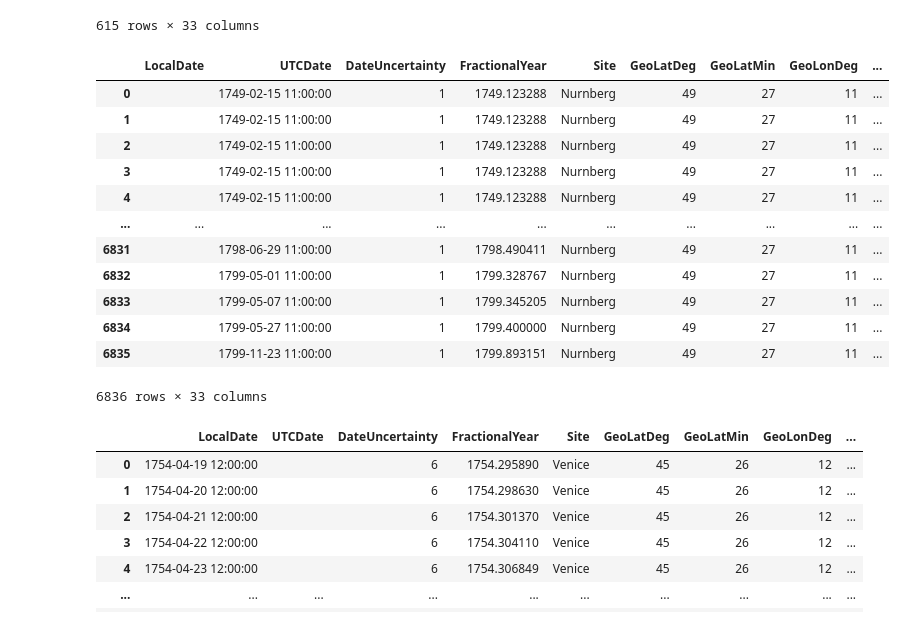
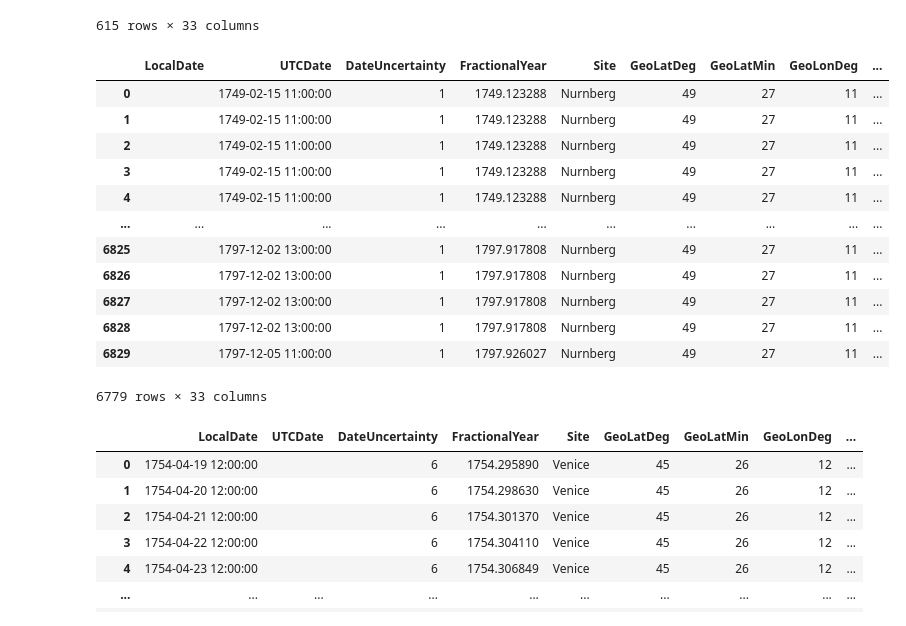
Before and after one commit to amunozj/butterfly_diagram_data, a Jupyter notebook: notebooks/AMJ_HH_long_term_Bfly_1_data_merge.ipynb, the cells around one changed output. Drawn from its saved outputs; the diff is of its cells as text; code cells hidden in the pictures.

```diff
--- a/notebooks/AMJ_HH_long_term_Bfly_1_data_merge.ipynb
+++ b/notebooks/AMJ_HH_long_term_Bfly_1_data_merge.ipynb
@@ -336,7 +345,7 @@ Bfly["Scheiner"]["DF"]["GroupID"] = Bfly["Scheiner"]["DF"]["GROUP"].astype(int)
 Bfly["Scheiner"]["DF"]["Source"] = "Scheiner"
 Bfly["Scheiner"]["DF"]["Cycle"] = np.nan
 Bfly["Scheiner"]["DF"]["CycleName"] = ''
-Bfly["Scheiner"]["DF"]["Origin"] = 'arlt2016'
+Bfly["Scheiner"]["DF"]["Origin"] = 'Arlt2016'
 Bfly["Scheiner"]["DF"]["Reference"] = "https://doi.org/10.1051/0004-6361/201629000"
 
 # TODO: Check site
@@ -809,7 +818,7 @@ Bfly["Galilei"]["DF"]["GroupID"] = Bfly["Galilei"]["DF"]["G"].astype(int)
 Bfly["Galilei"]["DF"]["Source"] = "Galilei"
 Bfly["Galilei"]["DF"]["Cycle"] = np.nan
 Bfly["Galilei"]["DF"]["CycleName"] = ''
-Bfly["Galilei"]["DF"]["Origin"] = 'Vokhmyanin2018a'
+Bfly["Galilei"]["DF"]["Origin"] = 'Vokhmyanin2018'
 Bfly["Galilei"]["DF"]["Reference"] = "https://doi.org/10.1007/s11207-018-1245-1"
 
 # TODO: verified
@@ -1441,6 +1450,9 @@ Bfly["Ribes"]["DF"].loc[mask, "GeoLatMin"] = 50
 Bfly["Ribes"]["DF"].loc[mask, "GeoLonDeg"] = 2
 Bfly["Ribes"]["DF"].loc[mask, "GeoLonMin"] = 20
 
+# Remove Spoerer1889
+Bfly["Ribes"]["DF"] = Bfly["Ribes"]["DF"].loc[mask, :]
+
 # TODO: Verified
 Bfly["Ribes"]["DF"] = Bfly["Ribes"]["DF"].loc[:,Columns_to_keep]
 Bfly["Ribes"]["DF"]
@@ -1561,7 +1573,7 @@ Bfly["Eimmart"]["DF"].loc[mask, "GeoLatMin"] = 27
 Bfly["Eimmart"]["DF"].loc[mask, "GeoLonDeg"] = 11
 Bfly["Eimmart"]["DF"].loc[mask, "GeoLonMin"] = 5
 
-mask = Bfly["Eimmart"]["DF"]["Source"] == "Muller_Alfdort"
+mask = Bfly["Eimmart"]["DF"]["Source"] == "Muller_alfdort"
 Bfly["Eimmart"]["DF"].loc[mask, "Source"] = "JHMuller"
 Bfly["Eimmart"]["DF"].loc[mask, "Site"] = 'Altdorf'
 Bfly["Eimmart"]["DF"].loc[mask, "GeoLatDeg"] = 48
@@ -2196,40 +2208,42 @@ Bfly["Staudacher"]["DF"]["GeoLonDeg"] = 11
 Bfly["Staudacher"]["DF"]["GeoLonMin"] = 5
 Bfly["Staudacher"]["DF"]["Lat"] = Bfly["Staudacher"]["DF"]["BBB.B"]
 Bfly["Staudacher"]["DF"]["LatError"] = np.nan
 Bfly["Staudacher"]["DF"]["CarringtonLon"] = Bfly["Staudacher"]["DF"]["LLL.L"]
 Bfly["Staudacher"]["DF"]["LonFromDiskCenter"] = Bfly["Staudacher"]["DF"]["CMD"]
 Bfly["Staudacher"]["DF"]["LonError"] = np.nan
 Bfly["Staudacher"]["DF"]["DegreesFromDiskCenter"] = np.nan
 Bfly["Staudacher"]["DF"]["PlacementUncertainty"] = 2.5
 Bfly["Staudacher"]["DF"]["OrientationUncertainty"] = 2.5
 Bfly["Staudacher"]["DF"]["RawGroupArea"] = np.nan
 Bfly["Staudacher"]["DF"]["RawSpotArea"] = np.nan
 Bfly["Staudacher"]["DF"]["RawSpotAreaUmbral"] = np.nan
 Bfly["Staudacher"]["DF"]["SpotID"] = np.nan
 Bfly["Staudacher"]["DF"]["GroupID"] = Bfly["Staudacher"]["DF"]["GRP"]
 Bfly["Staudacher"]["DF"]["Source"] = "Staudacher"
 Bfly["Staudacher"]["DF"]["Cycle"] = np.nan
 Bfly["Staudacher"]["DF"]["CycleName"] = ''
 Bfly["Staudacher"]["DF"]["Origin"] = 'Arlt2008'
 Bfly["Staudacher"]["DF"]["Reference"] = "https://doi.org/10.1007/s11207-007-9113-4"
 
+
+
 # TODO Verified
-Bfly["Staudacher"]["DF"] = Bfly["Staudacher"]["DF"].loc[:,Columns_to_keep]
+Bfly["Staudacher"]["DF"] = Bfly["Staudacher"]["DF"].loc[np.abs(Bfly["Staudacher"]["DF"]["Lat"])<80,Columns_to_keep]
 Bfly["Staudacher"]["DF"]
 # %% [output]
 |  | LocalDate | UTCDate | DateUncertainty | FractionalYear | Site | GeoLatDeg | GeoLatMin | GeoLonDeg | ... |
 | 0 |  | 1749-02-15 11:00:00 | 1 | 1749.123288 | Nurnberg | 49 | 27 | 11 | ... |
 | 1 |  | 1749-02-15 11:00:00 | 1 | 1749.123288 | Nurnberg | 49 | 27 | 11 | ... |
 | 2 |  | 1749-02-15 11:00:00 | 1 | 1749.123288 | Nurnberg | 49 | 27 | 11 | ... |
 | 3 |  | 1749-02-15 11:00:00 | 1 | 1749.123288 | Nurnberg | 49 | 27 | 11 | ... |
 | 4 |  | 1749-02-15 11:00:00 | 1 | 1749.123288 | Nurnberg | 49 | 27 | 11 | ... |
 | ... | ... | ... | ... | ... | ... | ... | ... | ... | ... |
-| 6831 |  | 1798-06-29 11:00:00 | 1 | 1798.490411 | Nurnberg | 49 | 27 | 11 | ... |
-| 6832 |  | 1799-05-01 11:00:00 | 1 | 1799.328767 | Nurnberg | 49 | 27 | 11 | ... |
-| 6833 |  | 1799-05-07 11:00:00 | 1 | 1799.345205 | Nurnberg | 49 | 27 | 11 | ... |
-| 6834 |  | 1799-05-27 11:00:00 | 1 | 1799.400000 | Nurnberg | 49 | 27 | 11 | ... |
-| 6835 |  | 1799-11-23 11:00:00 | 1 | 1799.893151 | Nurnberg | 49 | 27 | 11 | ... |
+| 6825 |  | 1797-12-02 13:00:00 | 1 | 1797.917808 | Nurnberg | 49 | 27 | 11 | ... |
+| 6826 |  | 1797-12-02 13:00:00 | 1 | 1797.917808 | Nurnberg | 49 | 27 | 11 | ... |
+| 6827 |  | 1797-12-02 13:00:00 | 1 | 1797.917808 | Nurnberg | 49 | 27 | 11 | ... |
+| 6828 |  | 1797-12-02 13:00:00 | 1 | 1797.917808 | Nurnberg | 49 | 27 | 11 | ... |
+| 6829 |  | 1797-12-05 11:00:00 | 1 | 1797.926027 | Nurnberg | 49 | 27 | 11 | ... |
-6836 rows × 33 columns
+6779 rows × 33 columns
 # %%
 # --------------------------------------------------------------------------------------------
 # Zucconi
```
Also changed, not shown: parts of 11 cells of this notebook.
